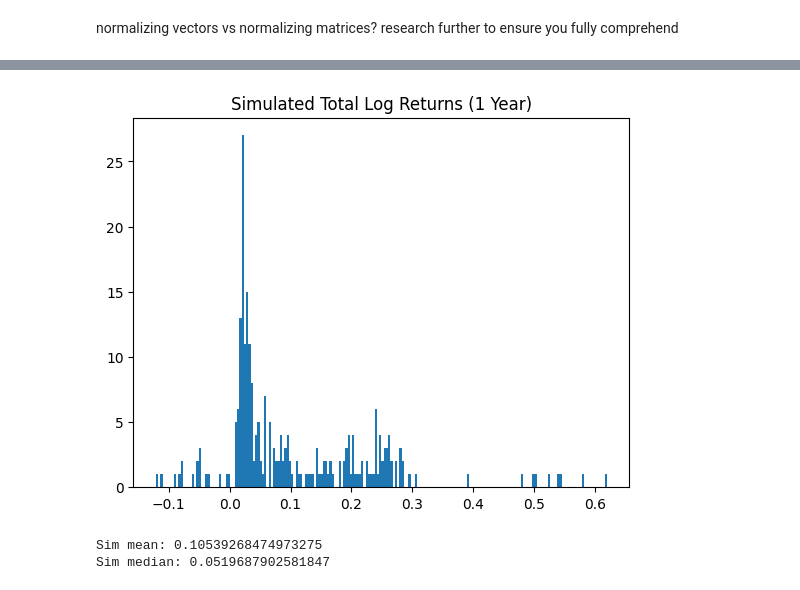
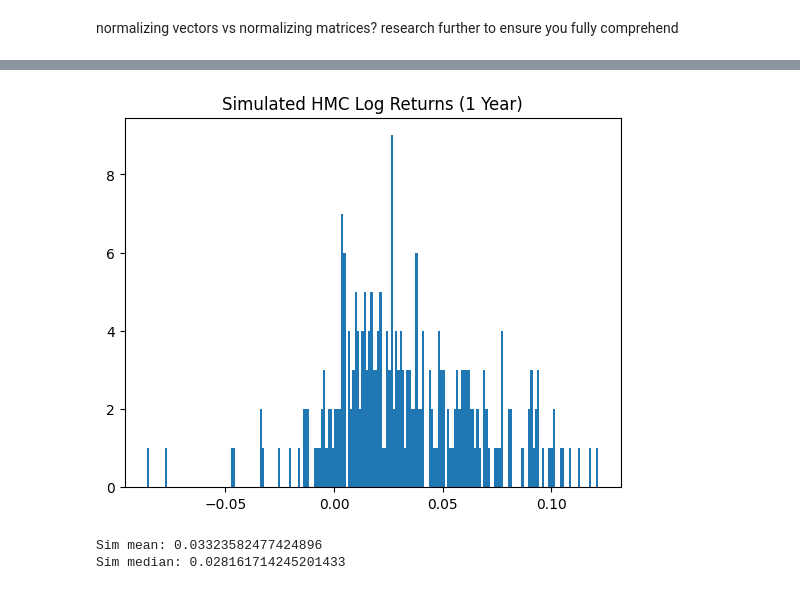
Before and after one commit to codeToad101/Equity-MCMC, a Jupyter notebook: calcVisual.ipynb, the cells around one changed output, grey strips where cells are left out. Cells and saved outputs as stored; diff of their text form; code cells hidden in the pictures.

```diff
--- a/calcVisual.ipynb
+++ b/calcVisual.ipynb
@@ -271,7 +276,7 @@ with pm.Model() as stochastic_vol_model:
         draws=2000, #posteriar samples
         tune=2000,
         target_accept=0.95, #slower runtime, should improve accuracy
-        chains=2, #up for final run/push
+        chains=4, #need to rerun as 4!
         cores=2
     )
 # %% [output]
@@ -349,15 +368,15 @@ plt.show()
 # %%
-final_prices = simulated_paths_df.iloc[:, -1]
+final_prices = sim_paths_df.iloc[:, -1]
 
 sim_total_log_return = np.log(final_prices / initial_price)
 
 plt.hist(sim_total_log_return, bins=200)
-plt.title("Simulated Total Log Returns (1 Year)")
+plt.title("Simulated HMC Log Returns (1 Year)")
 plt.show()
 
 print("Sim mean:", sim_total_log_return.mean())
 print("Sim median:", np.median(sim_total_log_return))
 # %% [output]
-[figure, old version]
+[figure, new version]
-Sim mean: 0.10539268474973275
-Sim median: 0.0519687902581847
+Sim mean: 0.03323582477424896
+Sim median: 0.028161714245201433
```
Also changed, not shown: parts of 10 cells of this notebook.
